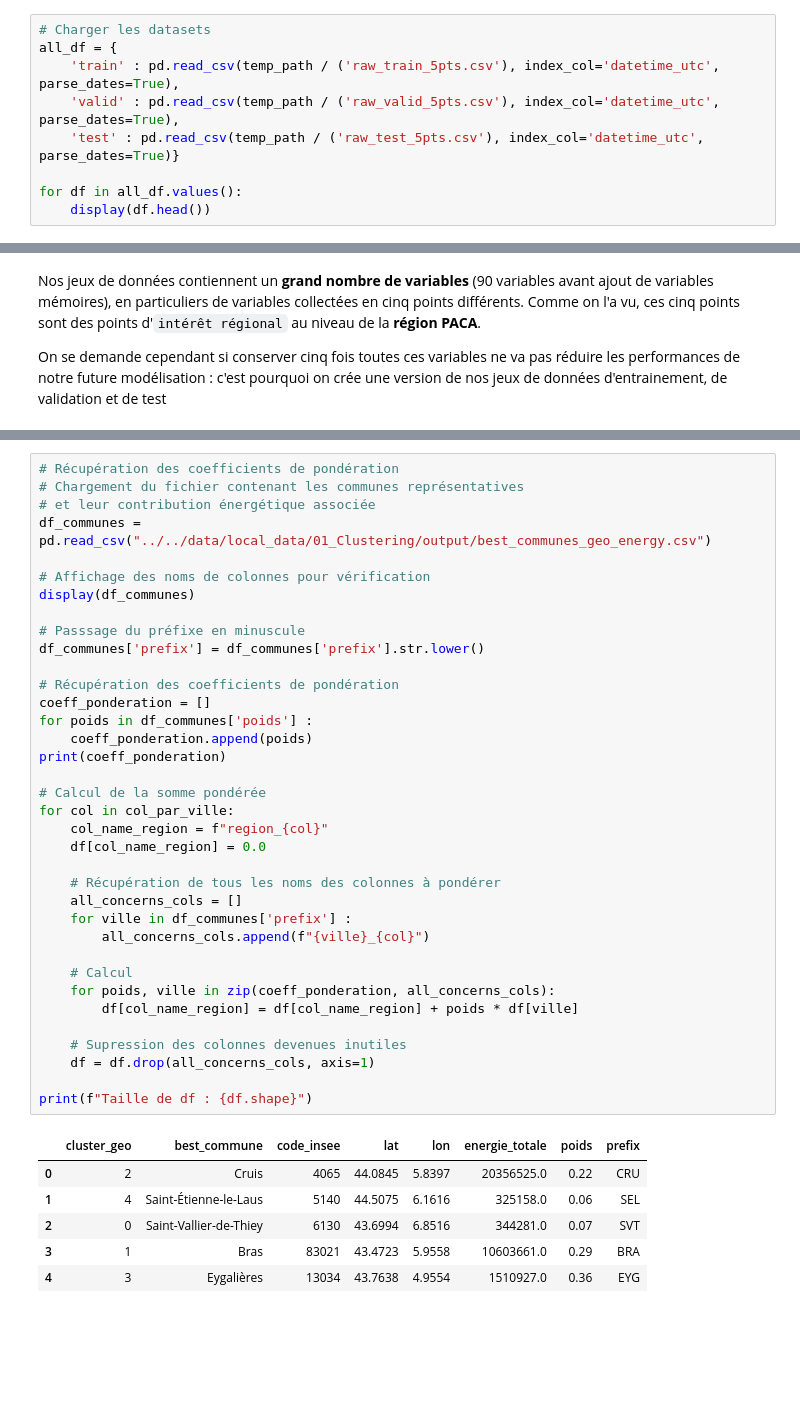
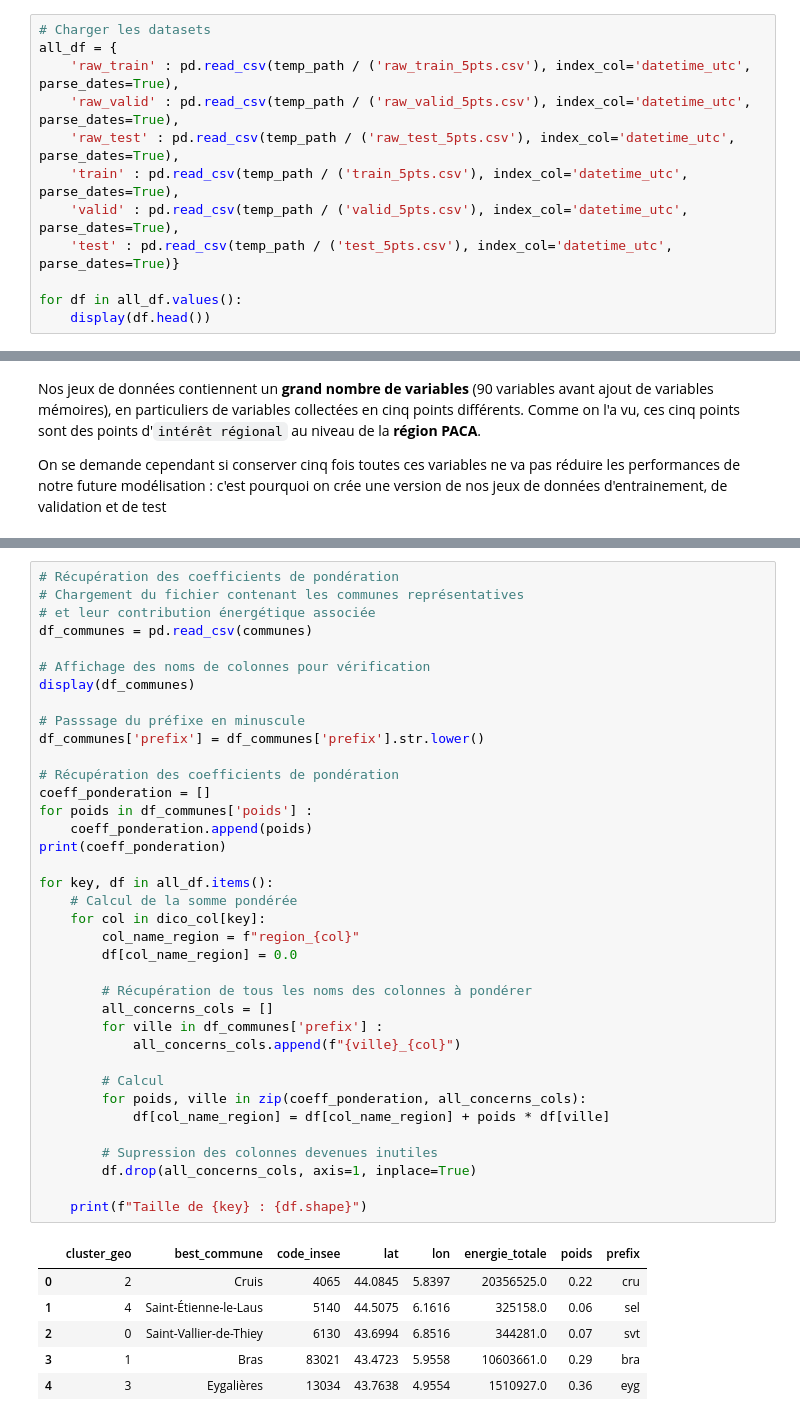
Before and after one commit to Math2935/aug25cds_variabilite, a Jupyter notebook: notebooks/04_feature_engineering/03_group_to_region.ipynb, the cells around one changed output, grey strips where cells are left out. Cells and saved outputs as stored; diff of their text form; blank space fills up the shorter version.

```diff
--- a/notebooks/04_feature_engineering/03_group_to_region.ipynb
+++ b/notebooks/04_feature_engineering/03_group_to_region.ipynb
@@ -33,9 +33,12 @@ communes = output_path / 'best_communes_geo_energy.csv'
 # %%
 # Charger les datasets
 all_df = {
-    'train' : pd.read_csv(temp_path / ('raw_train_5pts.csv'), index_col='datetime_utc', parse_dates=True),
-    'valid' : pd.read_csv(temp_path / ('raw_valid_5pts.csv'), index_col='datetime_utc', parse_dates=True),
-    'test' : pd.read_csv(temp_path / ('raw_test_5pts.csv'), index_col='datetime_utc', parse_dates=True)}
+    'raw_train' : pd.read_csv(temp_path / ('raw_train_5pts.csv'), index_col='datetime_utc', parse_dates=True),
+    'raw_valid' : pd.read_csv(temp_path / ('raw_valid_5pts.csv'), index_col='datetime_utc', parse_dates=True),
+    'raw_test' : pd.read_csv(temp_path / ('raw_test_5pts.csv'), index_col='datetime_utc', parse_dates=True),
+    'train' : pd.read_csv(temp_path / ('train_5pts.csv'), index_col='datetime_utc', parse_dates=True),
+    'valid' : pd.read_csv(temp_path / ('valid_5pts.csv'), index_col='datetime_utc', parse_dates=True),
+    'test' : pd.read_csv(temp_path / ('test_5pts.csv'), index_col='datetime_utc', parse_dates=True)}
 
 for df in all_df.values():
     display(df.head())
@@ -89,44 +134,45 @@ Nombre de colonnes concernant chaque point d'intérêt : 30
 # %%
 # Récupération des coefficients de pondération
 # Chargement du fichier contenant les communes représentatives
 # et leur contribution énergétique associée
-df_communes = pd.read_csv("../../data/local_data/01_Clustering/output/best_communes_geo_energy.csv")
+df_communes = pd.read_csv(communes)
 
 # Affichage des noms de colonnes pour vérification
 display(df_communes)
 
 # Passsage du préfixe en minuscule
 df_communes['prefix'] = df_communes['prefix'].str.lower()
 
 # Récupération des coefficients de pondération
 coeff_ponderation = []
 for poids in df_communes['poids'] :
     coeff_ponderation.append(poids)
 print(coeff_ponderation)
 
-# Calcul de la somme pondérée
-for col in col_par_ville:
-    col_name_region = f"region_{col}"
-    df[col_name_region] = 0.0
+for key, df in all_df.items():
+    # Calcul de la somme pondérée
+    for col in dico_col[key]:
+        col_name_region = f"region_{col}"
+        df[col_name_region] = 0.0
 
-    # Récupération de tous les noms des colonnes à pondérer
-    all_concerns_cols = []
-    for ville in df_communes['prefix'] :
-        all_concerns_cols.append(f"{ville}_{col}")
+        # Récupération de tous les noms des colonnes à pondérer
+        all_concerns_cols = []
+        for ville in df_communes['prefix'] :
+            all_concerns_cols.append(f"{ville}_{col}")
 
-    # Calcul
-    for poids, ville in zip(coeff_ponderation, all_concerns_cols):
-        df[col_name_region] = df[col_name_region] + poids * df[ville]
+        # Calcul
+        for poids, ville in zip(coeff_ponderation, all_concerns_cols):
+            df[col_name_region] = df[col_name_region] + poids * df[ville]
 
-    # Supression des colonnes devenues inutiles
-    df = df.drop(all_concerns_cols, axis=1)
+        # Supression des colonnes devenues inutiles
+        df.drop(all_concerns_cols, axis=1, inplace=True)
 
-print(f"Taille de df : {df.shape}")
+    print(f"Taille de {key} : {df.shape}")
 # %% [output]
 |  | cluster_geo | best_commune | code_insee | lat | lon | energie_totale | poids | prefix |
-| 0 | 2 | Cruis | 4065 | 44.0845 | 5.8397 | 20356525.0 | 0.22 | CRU |
-| 1 | 4 | Saint-Étienne-le-Laus | 5140 | 44.5075 | 6.1616 | 325158.0 | 0.06 | SEL |
-| 2 | 0 | Saint-Vallier-de-Thiey | 6130 | 43.6994 | 6.8516 | 344281.0 | 0.07 | SVT |
-| 3 | 1 | Bras | 83021 | 43.4723 | 5.9558 | 10603661.0 | 0.29 | BRA |
-| 4 | 3 | Eygalières | 13034 | 43.7638 | 4.9554 | 1510927.0 | 0.36 | EYG |
+| 0 | 2 | Cruis | 4065 | 44.0845 | 5.8397 | 20356525.0 | 0.22 | cru |
+| 1 | 4 | Saint-Étienne-le-Laus | 5140 | 44.5075 | 6.1616 | 325158.0 | 0.06 | sel |
+| 2 | 0 | Saint-Vallier-de-Thiey | 6130 | 43.6994 | 6.8516 | 344281.0 | 0.07 | svt |
+| 3 | 1 | Bras | 83021 | 43.4723 | 5.9558 | 10603661.0 | 0.29 | bra |
+| 4 | 3 | Eygalières | 13034 | 43.7638 | 4.9554 | 1510927.0 | 0.36 | eyg |
 [0.22, 0.06, 0.07, 0.29, 0.36]
```
Also changed, not shown: parts of 6 cells of this notebook, 1 other file.
